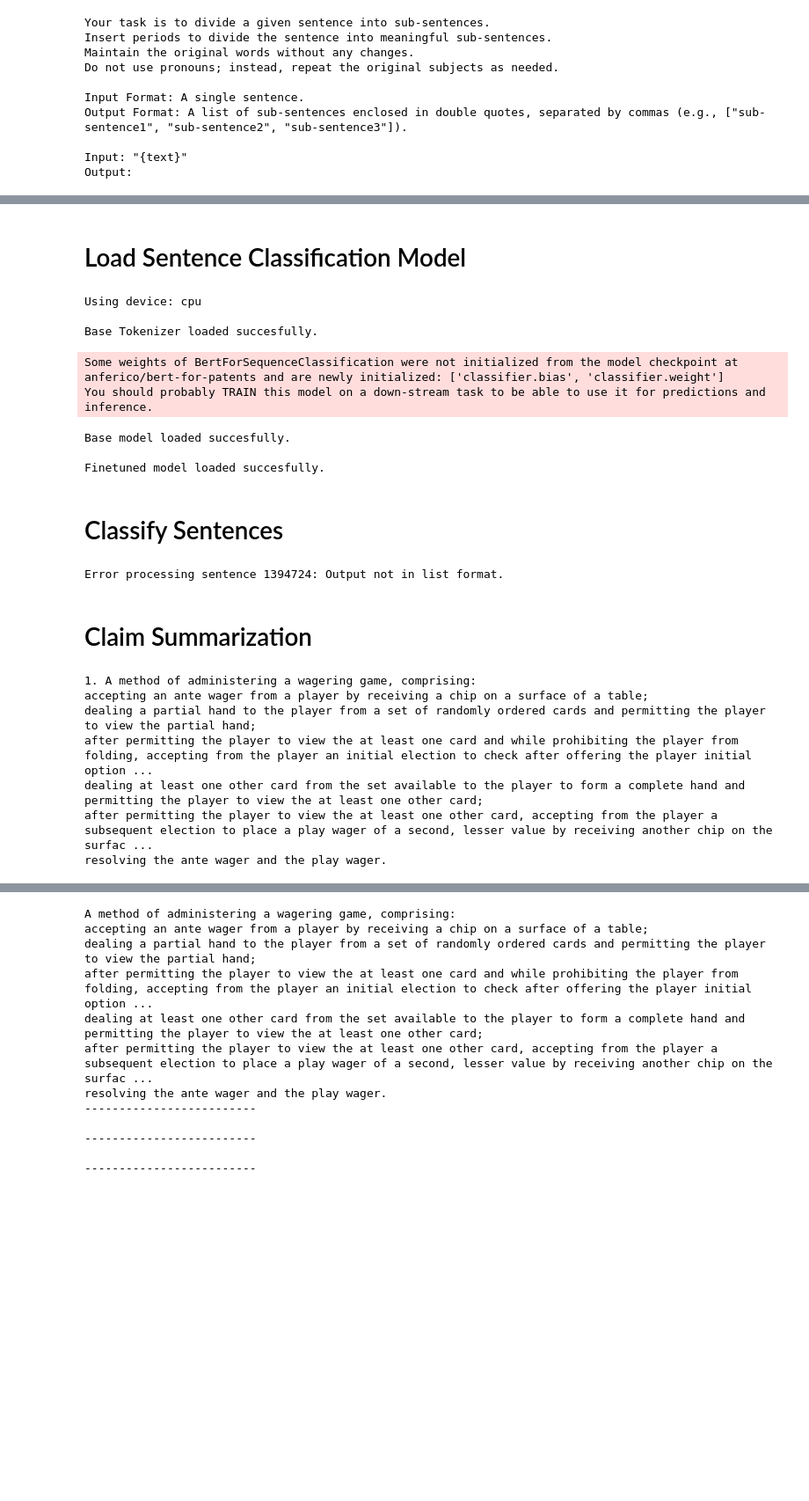
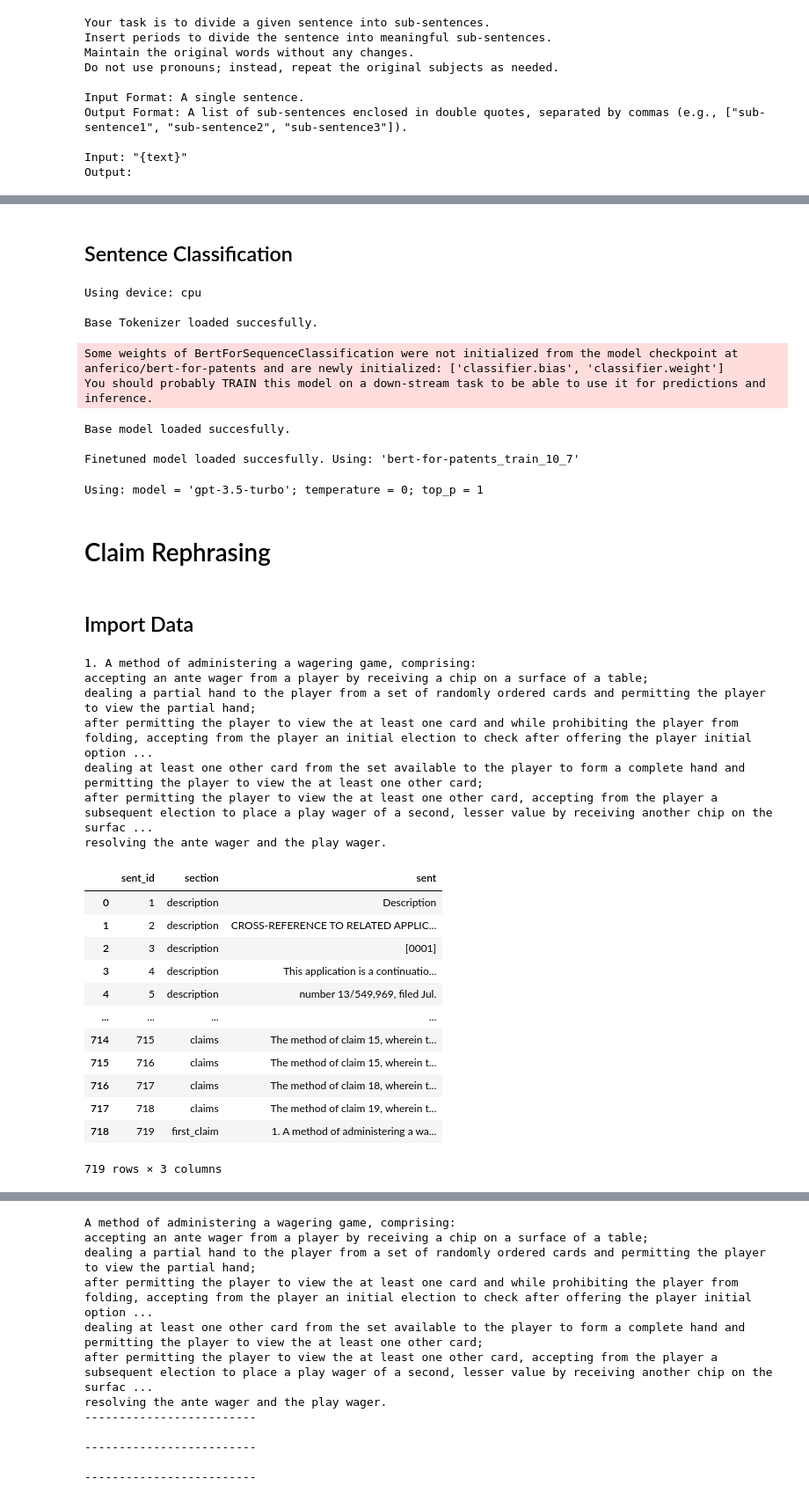
Before and after one commit to Marco-Consoloni/patent-sentence-classification, a Jupyter notebook: mix_disambiguation.ipynb, the cells around one changed output, grey strips where cells are left out. Shown at 88% size. Saved outputs shown, nothing was run; the diff lists cells and outputs as text; code cells hidden in the pictures; blank space fills up the shorter version.

Commit message:
major revisions of Sections and Claim Rephrasing

```diff
--- a/mix_disambiguation.ipynb
+++ b/mix_disambiguation.ipynb
@@ -151,5 +156,5 @@ results_df
 # %% [markdown]
-# Load Sentence Classification Model
+## Sentence Classification
 # %%
 # Set device
 device = torch.device("cuda" if torch.cuda.is_available() else "cpu")
@@ -157,7 +162,7 @@ print(f"Using device: {device}")
 
 # Set path to checkpoint
 checkpoint_name = 'bert-large-uncased_train_10_7'; model_name = "bert-large-uncased"
-checkpoint_name = 'bert-for-patents_train_10_7'; model_name = "anferico/bert-for-patents" # https://huggingface.co/anferico/bert-for-patents
+checkpoint_name = 'bert-for-patents_train_10_7'; model_name = "anferico/bert-for-patents"
 checkpoint_path = f"/home/fantoni/patent-sentence-classification/models/finetuning/{checkpoint_name}.ckpt"
 
 # Load Base Tokenizer
@@ -176,7 +181,7 @@ model = PatentSentenceClassifier.load_from_checkpoint(
 
 model.eval()
 model.to(device)
-print('\nFinetuned model loaded succesfully.')
+print(f"\nFinetuned model loaded succesfully. Using: '{checkpoint_name}'")
 
 # Define Finetuned Tokenizer
 tokenizer = model.tokenizer
@@ -188,9 +193,7 @@ Some weights of BertForSequenceClassification were not initialized from the mode
 You should probably TRAIN this model on a down-stream task to be able to use it for predictions and inference.
 Base model loaded succesfully.
 
-Finetuned model loaded succesfully.
+Finetuned model loaded succesfully. Using: 'bert-for-patents_train_10_7'
-# %% [markdown]
-# Classify Sentences
 # %%
 def classify_text(model, input_text, device='cpu'):
 
@@ -221,7 +224,7 @@ rouge = ROUGEScore(rouge_keys = ('rouge1', 'rouge3', 'rouge5', 'rouge7', 'rouge9
 # Import Sentences
 test_df = pd.read_excel("/home/fantoni/patent-sentence-classification/data/1200_agreement_All.xlsx")
 test_df = test_df.query("agreement==True & sent_tag_mc == 'MIX'")
-test_df = test_df.head(50)
+test_df = test_df.head(1)
 
 # Select Models
 chatgpt_model ='gpt-3.5-turbo'
@@ -306,28 +309,43 @@ results_df = pd.DataFrame(results)
 results_df
 
 # Save results to Excel
-results_df.to_excel("/home/fantoni/patent-sentence-classification/results/mix_disambiguation.xlsx", index=False)
+results_df.to_excel("/home/fantoni/patent-sentence-classification/results/mix_disambiguation/mix_disambiguation.xlsx", index=False)
 # %% [output]
-Error processing sentence 1394724: Output not in list format.
+Using: model = 'gpt-3.5-turbo'; temperature = 0; top_p = 1
 # %% [markdown]
-# Claim Summarization
+# Claim Rephrasing
+# %% [markdown]
+## Import Data
 # %%
-# Select patent
+# 1. Select patent
 #patent_id = 'US8695121B2'; IPC = 'A42B3'
 #patent_id = 'US11133720B2'; IPC = 'H02K3'
 #patent_id = 'US9468782B2'; IPC = 'A62B23'
 #patent_id = 'US11673469B2'; IPC = 'B60K37'
 patent_id = 'US20200074811A1'; IPC = 'G07F17'
 
-# Import Sentences
 df = pd.read_excel(f"/home/fantoni/patent-sentence-classification/data/patents/{patent_id}_{IPC}.xlsx")
 input_text = df[df['section'] == 'first_claim']['sent'].iloc[0] # get first claim
 print(input_text)
+df
 # %% [output]
 1. A method of administering a wagering game, comprising:
 accepting an ante wager from a player by receiving a chip on a surface of a table;
 dealing a partial hand to the player from a set of randomly ordered cards and permitting the player to view the partial hand;
 after permitting the player to view the at least one card and while prohibiting the player from folding, accepting from the player an initial election to check after offering the player initial option ...
 dealing at least one other card from the set available to the player to form a complete hand and permitting the player to view the at least one other card;
 after permitting the player to view the at least one other card, accepting from the player a subsequent election to place a play wager of a second, lesser value by receiving another chip on the surfac ...
 resolving the ante wager and the play wager.
+|  | sent_id | section | sent |
+| 0 | 1 | description | Description |
+| 1 | 2 | description | CROSS-REFERENCE TO RELATED APPLIC... |
+| 2 | 3 | description | [0001] |
+| 3 | 4 | description | This application is a continuatio... |
+| 4 | 5 | description | number 13/549,969, filed Jul. |
+| ... | ... | ... | ... |
+| 714 | 715 | claims | The method of claim 15, wherein t... |
+| 715 | 716 | claims | The method of claim 15, wherein t... |
+| 716 | 717 | claims | The method of claim 18, wherein t... |
+| 717 | 718 | claims | The method of claim 19, wherein t... |
+| 718 | 719 | first_claim | 1. A method of administering a wa... |
+719 rows × 3 columns
```
Also changed, not shown: parts of 26 cells of this notebook.
